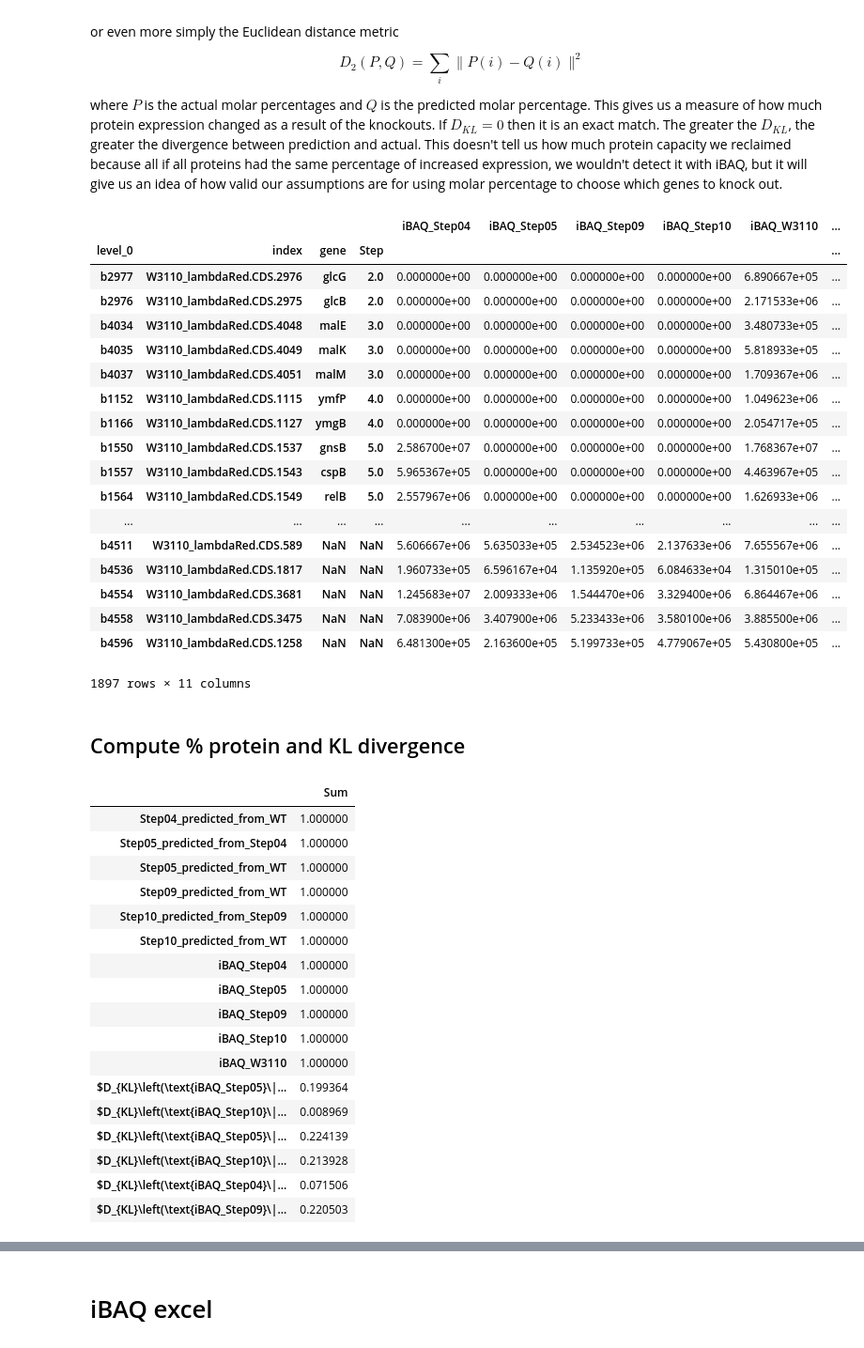
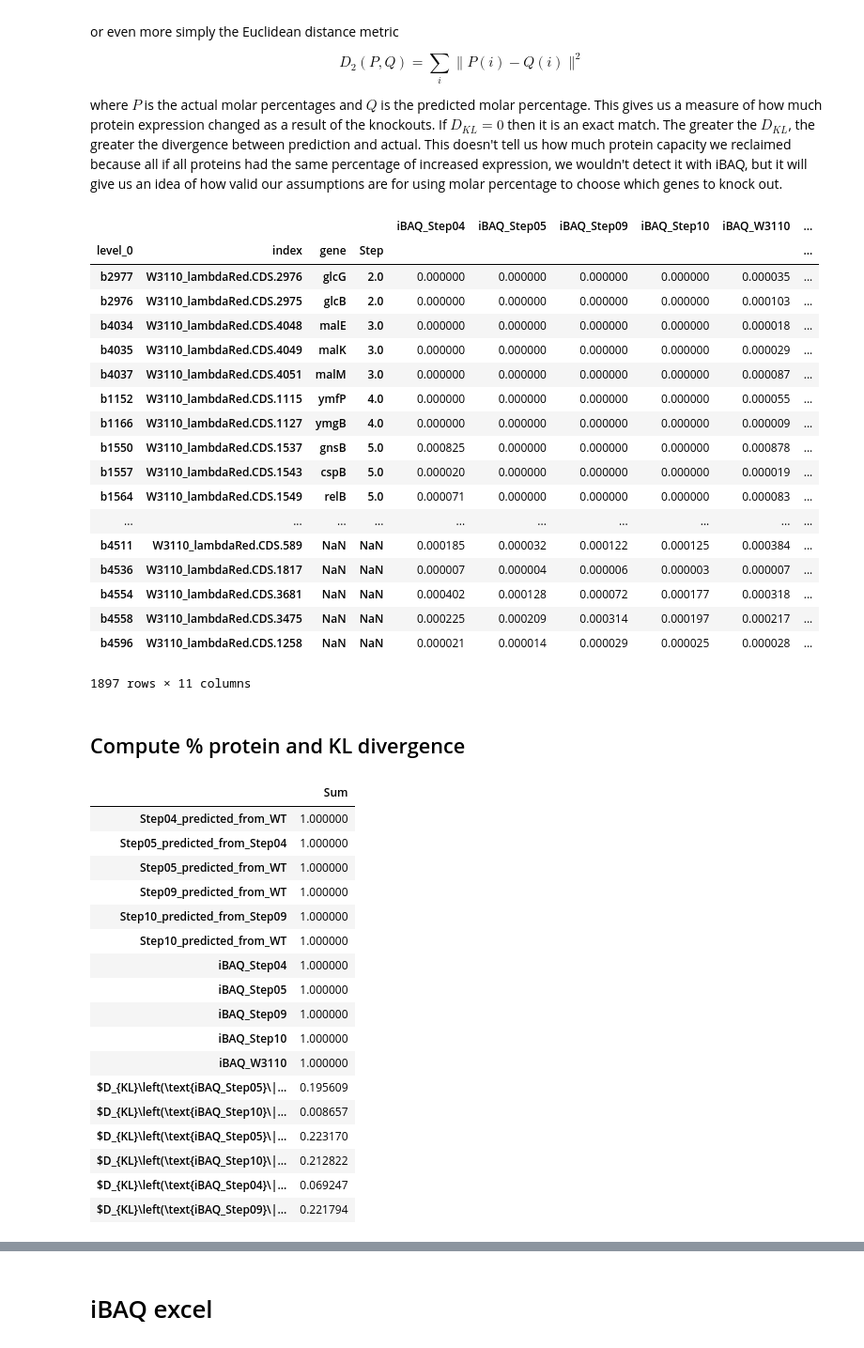
Before and after one commit to djinnome/MaxMass, a Jupyter notebook: src/CCO/CCO iBAQ.ipynb, the cells around one changed output, grey strips where cells are left out. Shown: that part at 94% size. Cells and saved outputs as stored; diff of their text form; code cells hidden in the pictures.

```diff
--- a/src/CCO/CCO iBAQ.ipynb
+++ b/src/CCO/CCO iBAQ.ipynb
@@ -88,6 +88,8 @@ cols = ['protein_ID','iBAQ_Step04_1', 'iBAQ_Step04_2', 'iBAQ_Step04_3',
        'iBAQ_Step10_3', 'iBAQ_W3110_1', 'iBAQ_W3110_2', 'iBAQ_W3110_3']
 ibaq = pd.read_table('E_coli_data_frame.txt',index_col='protein_ID',usecols=cols)
 ibaq
+norm_ibaq = ibaq/ibaq.sum(axis=0)
+norm_ibaq
 # %% [output]
 |  | iBAQ_Step04_1 | iBAQ_Step04_2 | iBAQ_Step04_3 | iBAQ_Step05_1 | iBAQ_Step05_2 | iBAQ_Step05_3 | ... |
 | protein_ID |  |  |  |  |  |  | ... |
@@ -111,7 +113,7 @@ ibaq
 # %% [markdown]
    ## Melted iBAQ separates replicate from strain
 # %%
-melted_ibaq = ibaq.reset_index().melt(id_vars=['protein_ID'],value_name='iBAQ')
+melted_ibaq = norm_ibaq.reset_index().melt(id_vars=['protein_ID'],value_name='iBAQ')
 melted_ibaq['Replicate'] = melted_ibaq['variable'].str.split('_').str.get(-1)
 melted_ibaq['Strain'] = melted_ibaq['variable'].str.rsplit('_',n=1).str.get(0)
 melted_ibaq
@@ -169,58 +171,59 @@ sorted_mean_ibaq_steps
 # %% [output]
 |  |  |  |  | iBAQ_Step04 | iBAQ_Step05 | iBAQ_Step09 | iBAQ_Step10 | iBAQ_W3110 | ... |
 | level_0 | index | gene | Step |  |  |  |  |  | ... |
-| b2977 | W3110_lambdaRed.CDS.2976 | glcG | 2.0 | 0.000000e+00 | 0.000000e+00 | 0.000000e+00 | 0.000000e+00 | 6.890667e+05 | ... |
-| b2976 | W3110_lambdaRed.CDS.2975 | glcB | 2.0 | 0.000000e+00 | 0.000000e+00 | 0.000000e+00 | 0.000000e+00 | 2.171533e+06 | ... |
-| b4034 | W3110_lambdaRed.CDS.4048 | malE | 3.0 | 0.000000e+00 | 0.000000e+00 | 0.000000e+00 | 0.000000e+00 | 3.480733e+05 | ... |
-| b4035 | W3110_lambdaRed.CDS.4049 | malK | 3.0 | 0.000000e+00 | 0.000000e+00 | 0.000000e+00 | 0.000000e+00 | 5.818933e+05 | ... |
-| b4037 | W3110_lambdaRed.CDS.4051 | malM | 3.0 | 0.000000e+00 | 0.000000e+00 | 0.000000e+00 | 0.000000e+00 | 1.709367e+06 | ... |
-| b1152 | W3110_lambdaRed.CDS.1115 | ymfP | 4.0 | 0.000000e+00 | 0.000000e+00 | 0.000000e+00 | 0.000000e+00 | 1.049623e+06 | ... |
-| b1166 | W3110_lambdaRed.CDS.1127 | ymgB | 4.0 | 0.000000e+00 | 0.000000e+00 | 0.000000e+00 | 0.000000e+00 | 2.054717e+05 | ... |
-| b1550 | W3110_lambdaRed.CDS.1537 | gnsB | 5.0 | 2.586700e+07 | 0.000000e+00 | 0.000000e+00 | 0.000000e+00 | 1.768367e+07 | ... |
-| b1557 | W3110_lambdaRed.CDS.1543 | cspB | 5.0 | 5.965367e+05 | 0.000000e+00 | 0.000000e+00 | 0.000000e+00 | 4.463967e+05 | ... |
-| b1564 | W3110_lambdaRed.CDS.1549 | relB | 5.0 | 2.557967e+06 | 0.000000e+00 | 0.000000e+00 | 0.000000e+00 | 1.626933e+06 | ... |
+| b2977 | W3110_lambdaRed.CDS.2976 | glcG | 2.0 | 0.000000 | 0.000000 | 0.000000 | 0.000000 | 0.000035 | ... |
+| b2976 | W3110_lambdaRed.CDS.2975 | glcB | 2.0 | 0.000000 | 0.000000 | 0.000000 | 0.000000 | 0.000103 | ... |
+| b4034 | W3110_lambdaRed.CDS.4048 | malE | 3.0 | 0.000000 | 0.000000 | 0.000000 | 0.000000 | 0.000018 | ... |
+| b4035 | W3110_lambdaRed.CDS.4049 | malK | 3.0 | 0.000000 | 0.000000 | 0.000000 | 0.000000 | 0.000029 | ... |
+| b4037 | W3110_lambdaRed.CDS.4051 | malM | 3.0 | 0.000000 | 0.000000 | 0.000000 | 0.000000 | 0.000087 | ... |
+| b1152 | W3110_lambdaRed.CDS.1115 | ymfP | 4.0 | 0.000000 | 0.000000 | 0.000000 | 0.000000 | 0.000055 | ... |
+| b1166 | W3110_lambdaRed.CDS.1127 | ymgB | 4.0 | 0.000000 | 0.000000 | 0.000000 | 0.000000 | 0.000009 | ... |
+| b1550 | W3110_lambdaRed.CDS.1537 | gnsB | 5.0 | 0.000825 | 0.000000 | 0.000000 | 0.000000 | 0.000878 | ... |
+| b1557 | W3110_lambdaRed.CDS.1543 | cspB | 5.0 | 0.000020 | 0.000000 | 0.000000 | 0.000000 | 0.000019 | ... |
+| b1564 | W3110_lambdaRed.CDS.1549 | relB | 5.0 | 0.000071 | 0.000000 | 0.000000 | 0.000000 | 0.000083 | ... |
 | ... | ... | ... | ... | ... | ... | ... | ... | ... | ... |
-| b4511 | W3110_lambdaRed.CDS.589 | NaN | NaN | 5.606667e+06 | 5.635033e+05 | 2.534523e+06 | 2.137633e+06 | 7.655567e+06 | ... |
-| b4536 | W3110_lambdaRed.CDS.1817 | NaN | NaN | 1.960733e+05 | 6.596167e+04 | 1.135920e+05 | 6.084633e+04 | 1.315010e+05 | ... |
-| b4554 | W3110_lambdaRed.CDS.3681 | NaN | NaN | 1.245683e+07 | 2.009333e+06 | 1.544470e+06 | 3.329400e+06 | 6.864467e+06 | ... |
-| b4558 | W3110_lambdaRed.CDS.3475 | NaN | NaN | 7.083900e+06 | 3.407900e+06 | 5.233433e+06 | 3.580100e+06 | 3.885500e+06 | ... |
-| b4596 | W3110_lambdaRed.CDS.1258 | NaN | NaN | 6.481300e+05 | 2.163600e+05 | 5.199733e+05 | 4.779067e+05 | 5.430800e+05 | ... |
+| b4511 | W3110_lambdaRed.CDS.589 | NaN | NaN | 0.000185 | 0.000032 | 0.000122 | 0.000125 | 0.000384 | ... |
+| b4536 | W3110_lambdaRed.CDS.1817 | NaN | NaN | 0.000007 | 0.000004 | 0.000006 | 0.000003 | 0.000007 | ... |
+| b4554 | W3110_lambdaRed.CDS.3681 | NaN | NaN | 0.000402 | 0.000128 | 0.000072 | 0.000177 | 0.000318 | ... |
+| b4558 | W3110_lambdaRed.CDS.3475 | NaN | NaN | 0.000225 | 0.000209 | 0.000314 | 0.000197 | 0.000217 | ... |
+| b4596 | W3110_lambdaRed.CDS.1258 | NaN | NaN | 0.000021 | 0.000014 | 0.000029 | 0.000025 | 0.000028 | ... |
 1897 rows × 11 columns
 # %% [markdown]
 ## Compute % protein and KL divergence
 # %%
 from scipy.special import kl_div
-mol_pct = sorted_mean_ibaq_steps/sorted_mean_ibaq_steps.sum(axis=0).sort_values(ascending=False)
-mol_pct[r'$D_{KL}\left(\text{iBAQ_Step05}\|\text{Step05_predicted_from_Step04}\right)$'] = kl_div(mol_pct['iBAQ_Step05'],
-                                                                                      mol_pct['Step05_predicted_from_Step04'])
-mol_pct[r'$D_{KL}\left(\text{iBAQ_Step10}\|\text{Step10_predicted_from_Step09}\right)$'] = kl_div(mol_pct['iBAQ_Step10'],
-                                                                                      mol_pct['Step10_predicted_from_Step09'])
-mol_pct[r'$D_{KL}\left(\text{iBAQ_Step05}\|\text{Step05_predicted_from_WT}\right)$'] = kl_div(mol_pct['iBAQ_Step05'],
-                                                                                      mol_pct['Step05_predicted_from_WT'])
-mol_pct[r'$D_{KL}\left(\text{iBAQ_Step10}\|\text{Step10_predicted_from_WT}\right)$'] = kl_div(mol_pct['iBAQ_Step10'],
-                                                                                      mol_pct['Step10_predicted_from_WT'])
-mol_pct[r'$D_{KL}\left(\text{iBAQ_Step04}\|\text{Step04_predicted_from_WT}\right)$'] = kl_div(mol_pct['iBAQ_Step04'],
-                                                                                      mol_pct['Step04_predicted_from_WT'])
-mol_pct[r'$D_{KL}\left(\text{iBAQ_Step09}\|\text{Step09_predicted_from_WT}\right)$'] = kl_div(mol_pct['iBAQ_Step09'],
-                                                                                      mol_pct['Step09_predicted_from_WT'])
+prot_pct = sorted_mean_ibaq_steps/sorted_mean_ibaq_steps.sum(axis=0).sort_values(ascending=False)
+prot_pct[r'$D_{KL}\left(\text{iBAQ_Step05}\|\text{Step05_predicted_from_Step04}\right)$'] = kl_div(prot_pct['iBAQ_Step05'],
+                                                                                      prot_pct['Step05_predicted_from_Step04'])
+prot_pct[r'$D_{KL}\left(\text{iBAQ_Step10}\|\text{Step10_predicted_from_Step09}\right)$'] = kl_div(prot_pct['iBAQ_Step10'],
+                                                                                      prot_pct['Step10_predicted_from_Step09'])
+prot_pct[r'$D_{KL}\left(\text{iBAQ_Step05}\|\text{Step05_predicted_from_WT}\right)$'] = kl_div(prot_pct['iBAQ_Step05'],
+                                                                                      prot_pct['Step05_predicted_from_WT'])
+prot_pct[r'$D_{KL}\left(\text{iBAQ_Step10}\|\text{Step10_predicted_from_WT}\right)$'] = kl_div(prot_pct['iBAQ_Step10'],
+                                                                                      prot_pct['Step10_predicted_from_WT'])
+prot_pct[r'$D_{KL}\left(\text{iBAQ_Step04}\|\text{Step04_predicted_from_WT}\right)$'] = kl_div(prot_pct['iBAQ_Step04'],
+                                                                                      prot_pct['Step04_predicted_from_WT'])
+prot_pct[r'$D_{KL}\left(\text{iBAQ_Step09}\|\text{Step09_predicted_from_WT}\right)$'] = kl_div(prot_pct['iBAQ_Step09'],
+                                                                                      prot_pct['Step09_predicted_from_WT'])
 
-mol_pct.sum(axis=0).to_frame('Sum')
+display(prot_pct.sum(axis=0).to_frame('Sum'))
+prot_pct.index = prot_pct.index.droplevel(level=['index','gene','Step'])
 # %% [output]
 |  | Sum |
 | Step04_predicted_from_WT | 1.000000 |
 | Step05_predicted_from_Step04 | 1.000000 |
 | Step05_predicted_from_WT | 1.000000 |
 | Step09_predicted_from_WT | 1.000000 |
 | Step10_predicted_from_Step09 | 1.000000 |
 | Step10_predicted_from_WT | 1.000000 |
 | iBAQ_Step04 | 1.000000 |
 | iBAQ_Step05 | 1.000000 |
 | iBAQ_Step09 | 1.000000 |
 | iBAQ_Step10 | 1.000000 |
 | iBAQ_W3110 | 1.000000 |
-| $D_{KL}\left(\text{iBAQ_Step05}\|... | 0.199364 |
-| $D_{KL}\left(\text{iBAQ_Step10}\|... | 0.008969 |
-| $D_{KL}\left(\text{iBAQ_Step05}\|... | 0.224139 |
-| $D_{KL}\left(\text{iBAQ_Step10}\|... | 0.213928 |
-| $D_{KL}\left(\text{iBAQ_Step04}\|... | 0.071506 |
-| $D_{KL}\left(\text{iBAQ_Step09}\|... | 0.220503 |
+| $D_{KL}\left(\text{iBAQ_Step05}\|... | 0.195609 |
+| $D_{KL}\left(\text{iBAQ_Step10}\|... | 0.008657 |
+| $D_{KL}\left(\text{iBAQ_Step05}\|... | 0.223170 |
+| $D_{KL}\left(\text{iBAQ_Step10}\|... | 0.212822 |
+| $D_{KL}\left(\text{iBAQ_Step04}\|... | 0.069247 |
+| $D_{KL}\left(\text{iBAQ_Step09}\|... | 0.221794 |
```
Also changed, not shown: parts of 6 cells of this notebook, 5 other files.
